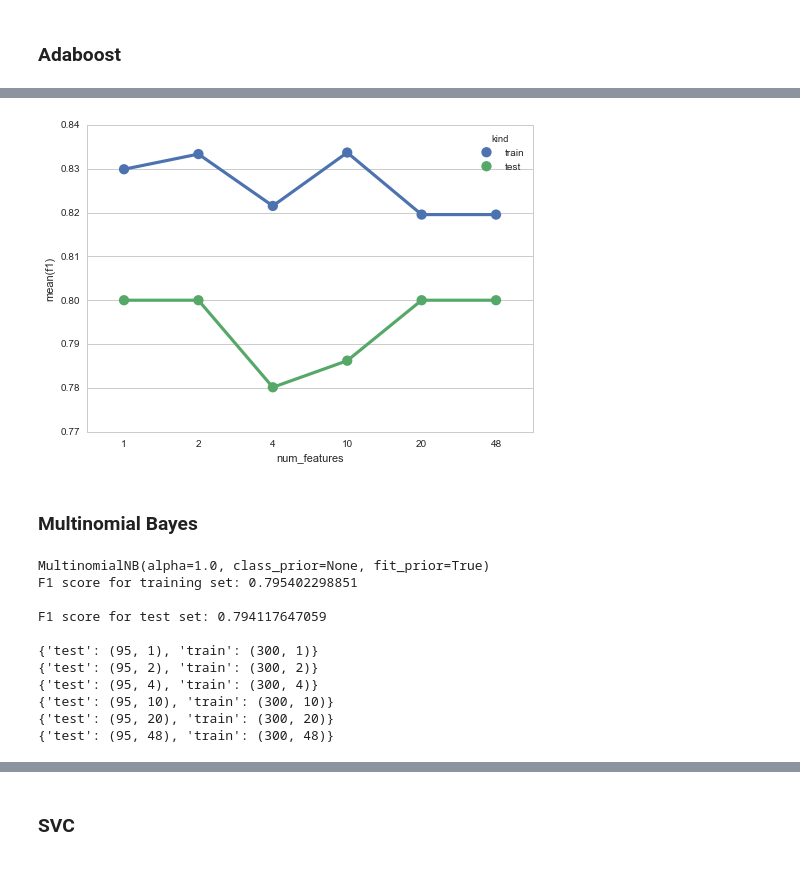
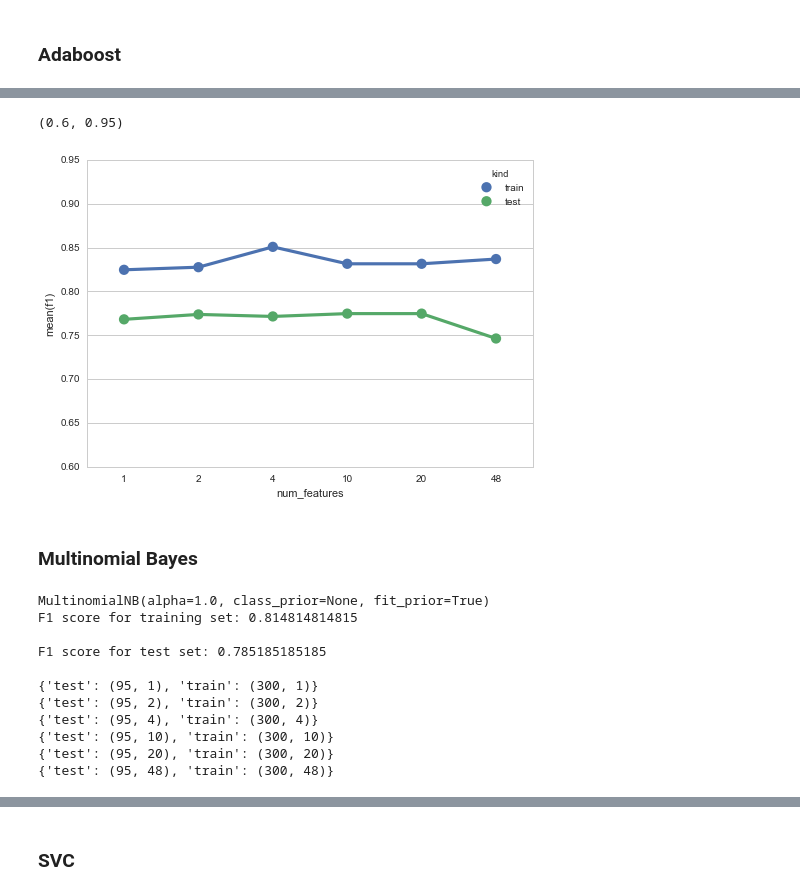
Before and after one commit to baumanab/Udacity_MachineLearningEngineer_ND, a Jupyter notebook: projects/student_intervention/student_intervention.ipynb, the cells around one changed output, grey strips where cells are left out. Drawn from its saved outputs; the diff is of its cells as text; code cells hidden in the pictures.

```diff
--- a/projects/student_intervention/student_intervention.ipynb
+++ b/projects/student_intervention/student_intervention.ipynb
@@ -709,10 +719,10 @@ sizes = [25, 50, 100, 200, len(X_train)]
 
 metrics = {}
 for size in sizes:
-    training_time, f1_score_train, f1_score_test = train_predict(clf, X_train_scaled[:size],
+    training_time, prediction_time, f1_score_train, f1_score_test = train_predict(clf, X_train_scaled[:size],
                                                                  y_train[:size], X_test_scaled, y_test)
 
-    metrics_list = [training_time, f1_score_train, f1_score_test]
+    metrics_list = [training_time, prediction_time, f1_score_train, f1_score_test]
 
     metrics[size] = metrics_list
 # %%
@@ -750,0 +767,15 @@ combined_df.to_csv('combined_df.csv', index= False)
+# %%
+# TODO: Run the helper function above for desired subsets of training data
+# Note: Keep the test set constant
+
+estimators = [1, 2, 5, 10, 20, 40, 50]
+
+metrics = {}
+for n_est in estimators:
+    clf = AdaBoostClassifier(n_estimators= n_est, random_state= 42)
+    training_time, prediction_time, f1_score_train, f1_score_test = train_predict(clf, X_train,
+                                                                 y_train, X_test, y_test)
+
+    metrics_list = [training_time, prediction_time, f1_score_train, f1_score_test]
+
+    metrics[n_est] = metrics_list
@@ -758,15 +806,0 @@ combined_df.to_csv('combined_df.csv', index= False)
-# %%
-# TODO: Run the helper function above for desired subsets of training data
-# Note: Keep the test set constant
-
-estimators = [1, 2, 5, 10, 20, 40, 50]
-
-metrics = {}
-for n_est in estimators:
-    clf = AdaBoostClassifier(n_estimators= n_est)
-    training_time, f1_score_train, f1_score_test = train_predict(clf, X_train,
-                                                                 y_train, X_test, y_test)
-
-    metrics_list = [training_time, f1_score_train, f1_score_test]
-
-    metrics[n_est] = metrics_list
@@ -792,7 +808,7 @@ adaboost_plot = gen_test_train_plot(adaboost_melted, 'n_estimators')
 ### Adaboost
 # %%
 # TODO: Choose a model, import it and instantiate an object
-clf = AdaBoostClassifier(n_estimators= 5)
+clf = AdaBoostClassifier(n_estimators= 5, random_state= 42)
 
 # Fit model to training data
 train_classifier(clf, X_train, y_train)  # note: using entire training set here
@@ -813,7 +829,6 @@ numfeatures = [1,2, 4, 10, 20, 48]
 metrics = {}
 for num in numfeatures:
 
-
     X_chi2 = SelectKBest(chi2, k= num)
 
     X_chi2_train = X_chi2.fit_transform(X_train, y_train)
@@ -826,10 +841,10 @@ for num in numfeatures:
 
 
 
-    training_time, f1_score_train, f1_score_test = train_predict_noprint(clf, X_chi2_train,
+    training_time, prediction_time, f1_score_train, f1_score_test = train_predict(clf, X_chi2_train,
                                                                  y_train, X_chi2_test, y_test)
 
-    metrics_list = [training_time, f1_score_train, f1_score_test]
+    metrics_list = [training_time, prediction_time, f1_score_train, f1_score_test]
 
     metrics[num] = metrics_list
 # %% [output]
@@ -859,9 +874,11 @@ adaboost_metrics
 # %%
 adaboost_melted = build_melted_metrics_table(adaboost_metrics)
 
 adaboost_plot = gen_test_train_plot(adaboost_melted, 'num_features')
+plt.ylim(.60,.95)
 # %% [output]
+(0.6, 0.95)
-[figure, old version]
+[figure, new version]
 # %% [markdown]
 ### Multinomial Bayes
 # %%
@@ -900,17 +917,17 @@ for num in numfeatures:
 
 
 
-    training_time, f1_score_train, f1_score_test = train_predict_noprint(clf, X_chi2_train,
+    training_time, prediction_time, f1_score_train, f1_score_test = train_predict(clf, X_chi2_train,
                                                                  y_train, X_chi2_test, y_test)
 
-    metrics_list = [training_time, f1_score_train, f1_score_test]
+    metrics_list = [training_time, prediction_time, f1_score_train, f1_score_test]
 
     metrics[num] = metrics_list
 # %% [output]
 MultinomialNB(alpha=1.0, class_prior=None, fit_prior=True)
-F1 score for training set: 0.795402298851
+F1 score for training set: 0.814814814815
 
-F1 score for test set: 0.794117647059
+F1 score for test set: 0.785185185185
 
 {'test': (95, 1), 'train': (300, 1)}
 {'test': (95, 2), 'train': (300, 2)}
```
Also changed, not shown: parts of 70 cells of this notebook, 5 other files.
